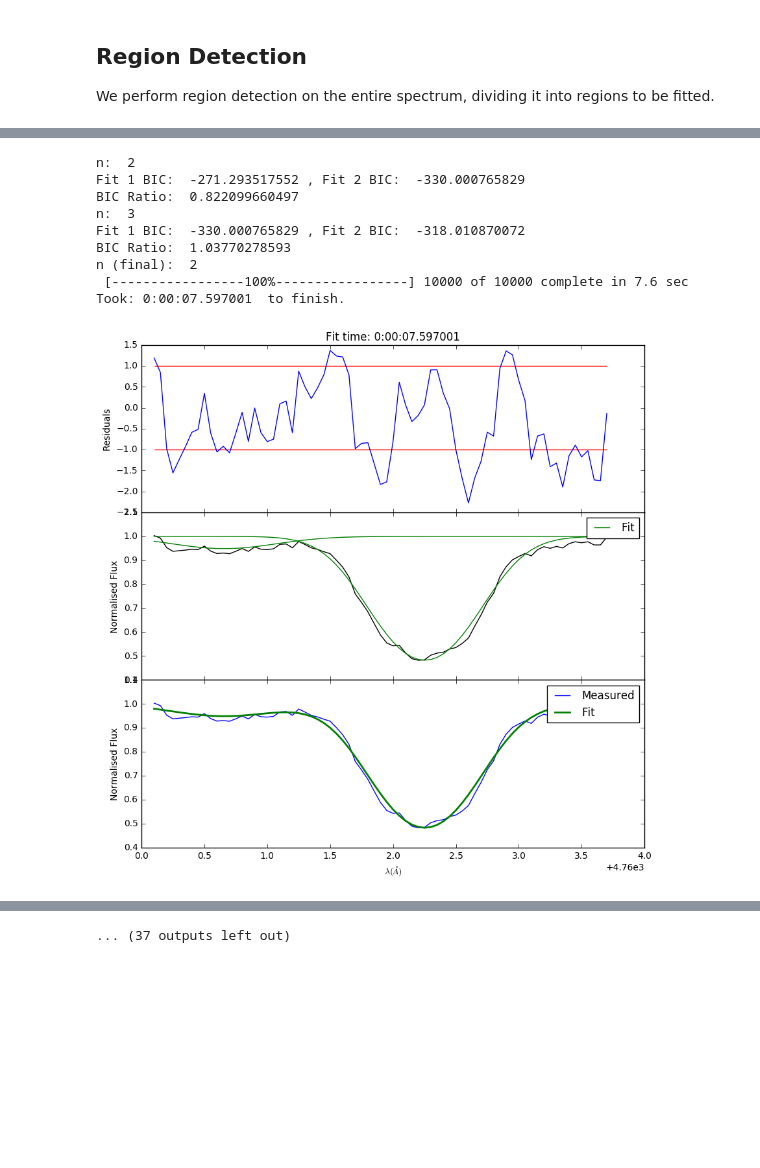
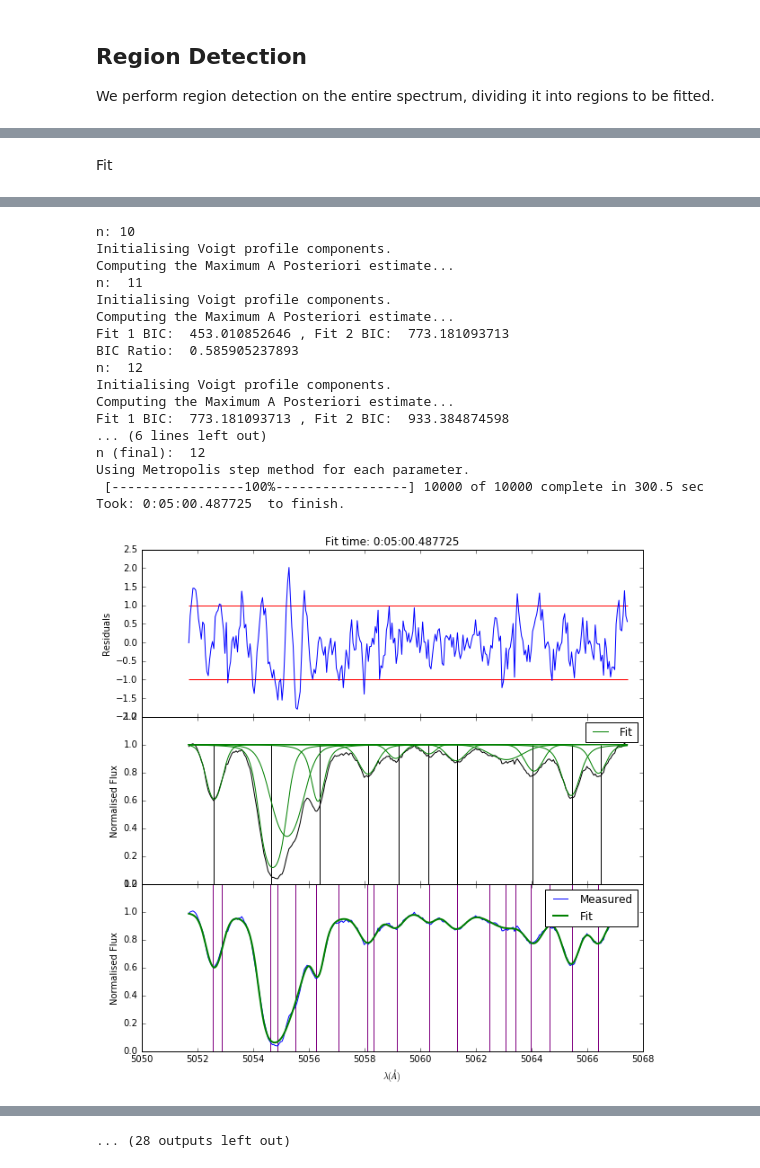
Before and after one commit to sarahappleby/VAMP, a Jupyter notebook: spec_demo.ipynb, the cells around one changed output, grey strips where cells are left out. Saved outputs shown, nothing was run; the diff lists cells and outputs as text; code cells hidden in the pictures; blank space fills up the shorter version.

```diff
--- a/spec_demo.ipynb
+++ b/spec_demo.ipynb
@@ -24,0 +137,4 @@ We perform region detection on the entire spectrum, dividing it into regions to
+# %%
+n = len(local_minima) + 3
+
+vpfit.initialise_model(wavelength_array, flux_array, n, local_minima, voigt=True)
@@ -25,10 +252,9 @@ We perform region detection on the entire spectrum, dividing it into regions to
+# %%
+run_region = (cont[:,0] > vpm['wavelength_AA'].min() - 10) & (cont[:,0] < vpm['wavelength_AA'].max() + 10)
 # %%
 min_region_width = 2
 
-regions = vpfits.compute_detection_regions(cont[:,0], cont[:,2], cont[:,3],
+regions = vpfits.compute_detection_regions(cont[run_region,0], cont[run_region,2], cont[run_region,3],
                                           min_region_width=min_region_width)
-
-#regions = vpfit.compute_detection_regions(cont['wavelength'], cont['flux'], cont['noise'],
-#                                          buffer=buffer, min_region_width=min_region_width)
 # %% [output]
 Computing detection regions...
@@ -44,8 +269,0 @@ Found 421 detection regions.
-# %%
-region_arrays = []
-region_pixels = []
-for region in regions:
-    start = np.where(cont[:,0] == region[0])[0][0]
-    end = np.where(cont[:,0] == region[1])[0][0]
-    region_pixels.append([start, end])
-    region_arrays.append([cont[:,0][start:end], cont[:,2][start:end]])
@@ -119,15 +302,23 @@ We fit each region separately, determining the optimal number of profiles to fit
+# %% [markdown]
+Fit
 # %%
 fits = []
+window = 11
 
-for i in range(len(region_arrays)):
+for i in np.arange(2, len(region_arrays)-2):
+
     wavelengths = region_arrays[i][0]
     fluxes = region_arrays[i][1]
 
+    vpfit_2 = vpfits.VPfit()
+    local_minima = vpfit_2.find_local_minima(fluxes, window=window)
+
     r = 0
-    n = 1
+    n = len(local_minima)
 
-    vpfit_2 = vpfits.VPfit()
-    vpfit_2.initialise_model(wavelengths, fluxes, n)
+    print "n:", n
+
+    vpfit_2.initialise_model(wavelengths, fluxes, n, local_minima, voigt=True)
     vpfit_2.map_estimate()
 
     while r < 0.95:
@@ -138,7 +329,7 @@ for i in range(len(region_arrays)):
         vpfit_1 = vpfit_2
 
         vpfit_2 = vpfits.VPfit()
-        vpfit_2.initialise_model(wavelengths, fluxes, n)
+        vpfit_2.initialise_model(wavelengths, fluxes, n, local_minima, voigt=True)
         vpfit_2.map_estimate()
 
         print "Fit 1 BIC: ", vpfit_1.MAP.BIC, ", Fit 2 BIC: ", vpfit_2.MAP.BIC
@@ -155,5 +346,13 @@ for i in range(len(region_arrays)):
     start = region_pixels[i][0]
     end = region_pixels[i][1]
 
-    vpfit_1.plot(wavelengths, fluxes, n=n, start_pix=start, end_pix=end)
+    fig = vpfit_1.plot(wavelengths, fluxes, local_minima, n=n, start_pix=start, end_pix=end)
+
+    fig.get_axes()[2].vlines(vpm[(vpm['wavelength_AA'] > wavelengths.min()) \
+                & (vpm['wavelength_AA'] < wavelengths.max())]['wavelength_AA'],
+                0, #vpfit.Absorption(vpm[(vpm['wavelength_AA'] > wavelengths.min()) \
+                   #    & (vpm['wavelength_AA'] < wavelengths.max())]['optical_depth']),
+                1.2, color='purple')
+
+    pylab.show()
 # %% [output]
@@ -202,10 +413,18 @@ Took: 0:00:11.415820  to finish.
-n:  2
-Fit 1 BIC:  -271.293517552 , Fit 2 BIC:  -330.000765829
-BIC Ratio:  0.822099660497
-n:  3
-Fit 1 BIC:  -330.000765829 , Fit 2 BIC:  -318.010870072
-BIC Ratio:  1.03770278593
-n (final):  2
- [-----------------100%-----------------] 10000 of 10000 complete in 7.6 sec
-Took: 0:00:07.597001  to finish.
+n: 10
+Initialising Voigt profile components.
+Computing the Maximum A Posteriori estimate...
+n:  11
+Initialising Voigt profile components.
+Computing the Maximum A Posteriori estimate...
+Fit 1 BIC:  453.010852646 , Fit 2 BIC:  773.181093713
+BIC Ratio:  0.585905237893
+n:  12
+Initialising Voigt profile components.
+Computing the Maximum A Posteriori estimate...
+Fit 1 BIC:  773.181093713 , Fit 2 BIC:  933.384874598
+... (6 lines left out)
+n (final):  12
+Using Metropolis step method for each parameter.
+ [-----------------100%-----------------] 10000 of 10000 complete in 300.5 sec
+Took: 0:05:00.487725  to finish.
-[figure, old version]
+[figure, new version]
@@ -241 +462 @@ Took: 0:00:13.353393  to finish.
-... (37 outputs left out)
+... (28 outputs left out)
```
Also changed, not shown: parts of 34 cells of this notebook, 3 other files.
